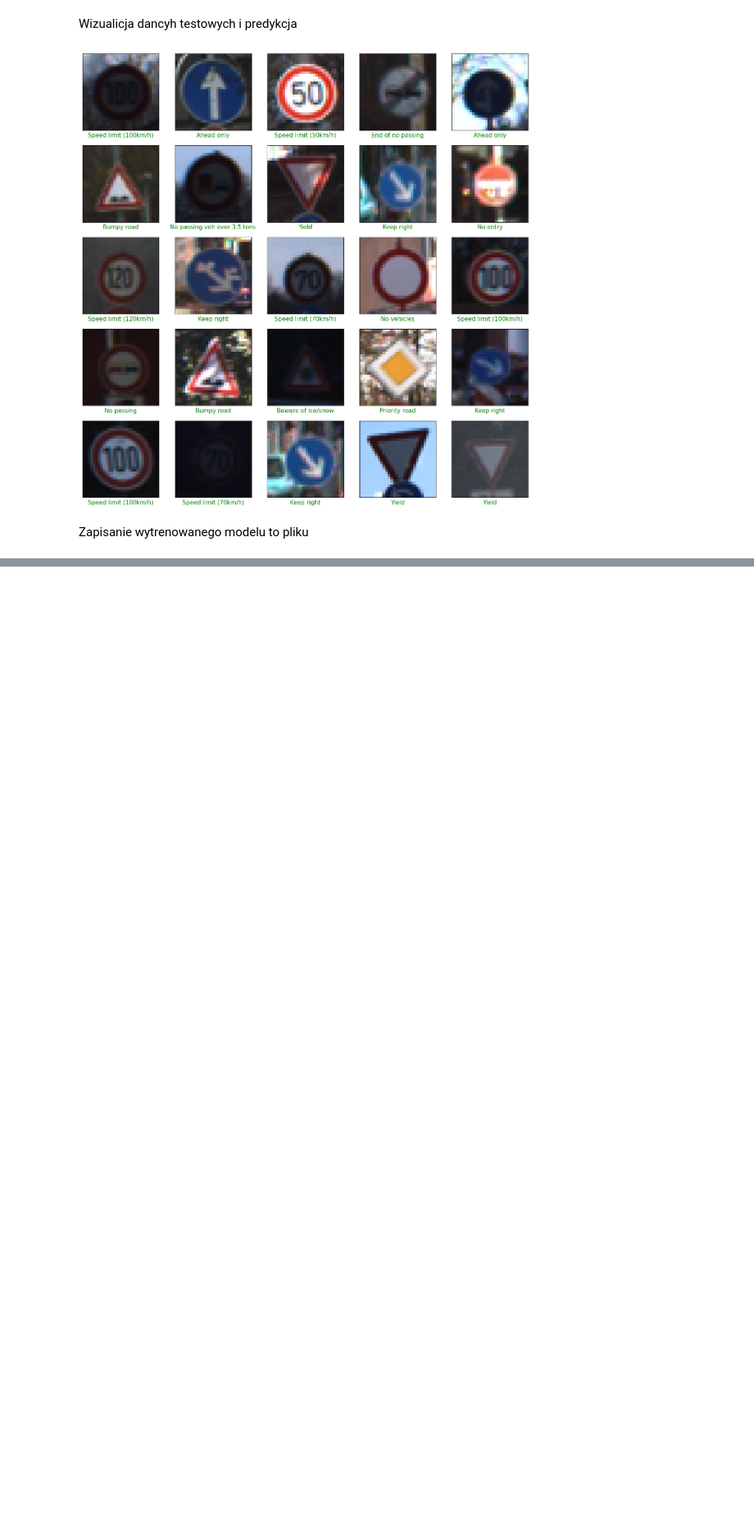
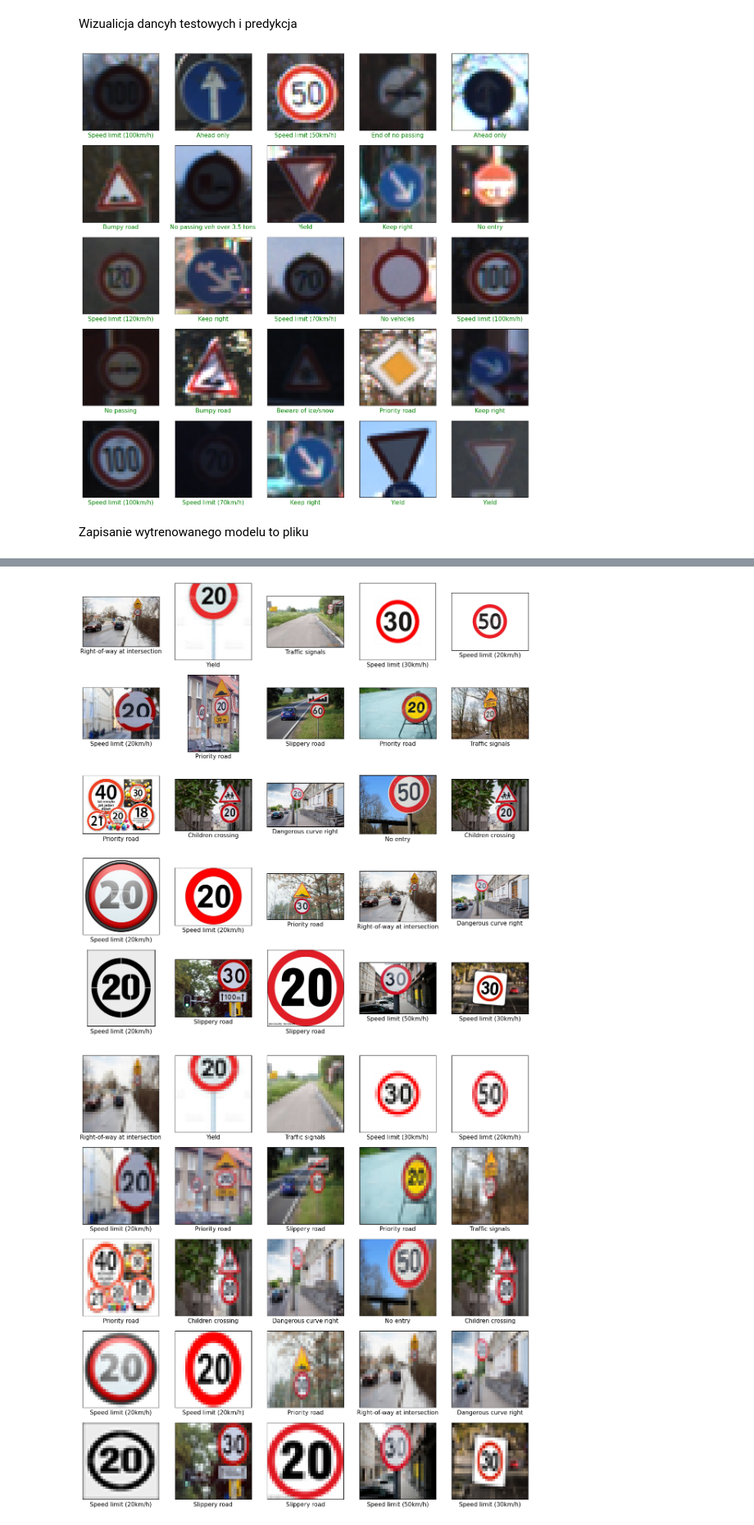
Before and after one commit to Dawbur123/Sign-classificator, a Jupyter notebook: Sign classificator.ipynb, the cells around one changed output, grey strips where cells are left out. Shown at 82% size. Drawn from its saved outputs; the diff is of its cells as text; code cells hidden in the pictures; blank space fills up the shorter version.

```diff
--- a/Sign classificator.ipynb
+++ b/Sign classificator.ipynb
@@ -325,3 +345,48 @@ plt.show()
 Zapisanie wytrenowanego modelu to pliku
 # %%
 model.save("Sign_classification_model.h5")
+# %%
+imgs = os.listdir("data\RandomTest")
+
+imgs_org = []
+data = []
+for img in imgs:
+    try:
+        image = cv2.imread(os.path.join("data\RandomTest", img), cv2.IMREAD_COLOR)
+        image_fromarray = Image.fromarray(cv2.cvtColor(image, cv2.COLOR_BGR2RGB))
+        resized_image = image_fromarray.resize((image_width, image_height))
+        data.append(np.array(resized_image))
+        imgs_org.append(image_fromarray)
+    except:
+        print("Error in img " + img)
+
+X_test = np.array(data)/255
+pred = model.predict(X_test)
+pred_labels = np.argmax(pred, axis=1)
+
+plt.figure(figsize = (15, 15))
+
+start_index = random.randint(0, X_test.shape[0]-25)
+for i in range(25):
+    plt.subplot(5, 5, i + 1)
+    plt.grid(False)
+    plt.xticks([])
+    plt.yticks([])
+    prediction = pred_labels[start_index + i]
+    col = 'black'
+    plt.xlabel(classes[prediction], color = col, fontsize=11)
+    plt.imshow(imgs_org[start_index + i])
+plt.show()
+
+plt.figure(figsize = (15, 15))
+for i in range(25):
+    plt.subplot(5, 5, i + 1)
+    plt.grid(False)
+    plt.xticks([])
+    plt.yticks([])
+    prediction = pred_labels[start_index + i]
+    col = 'black'
+    plt.xlabel(classes[prediction], color = col, fontsize=11)
+    plt.imshow(X_test[start_index + i])
+plt.show()
+# %% [output]
@@ -327,0 +395,2 @@ model.save("Sign_classification_model.h5")
+[figure, added]
+[figure, added]
```
Also changed, not shown: parts of 4 cells of this notebook.
